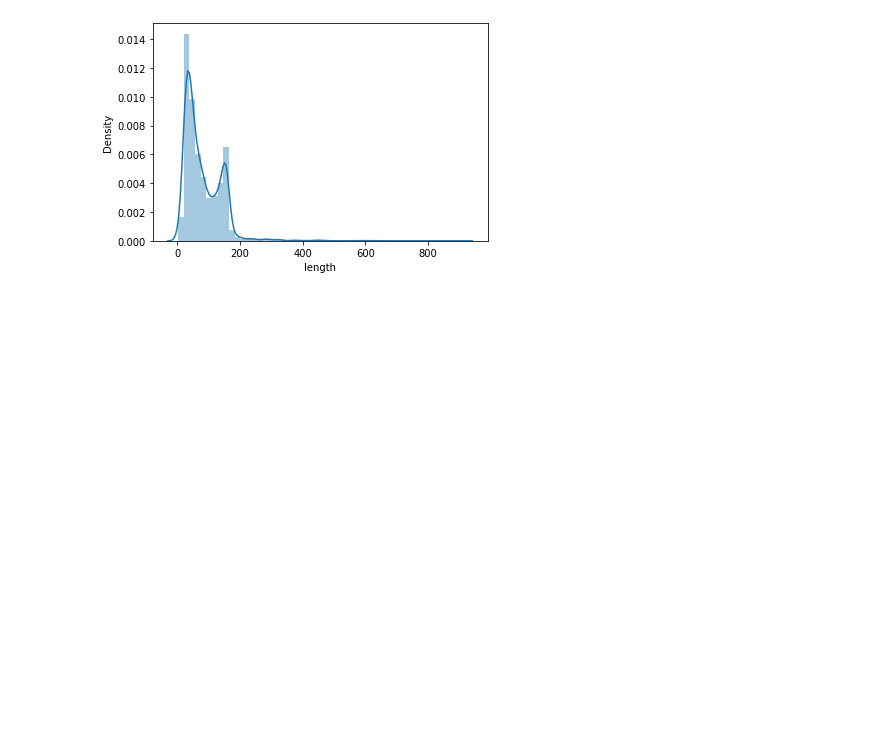
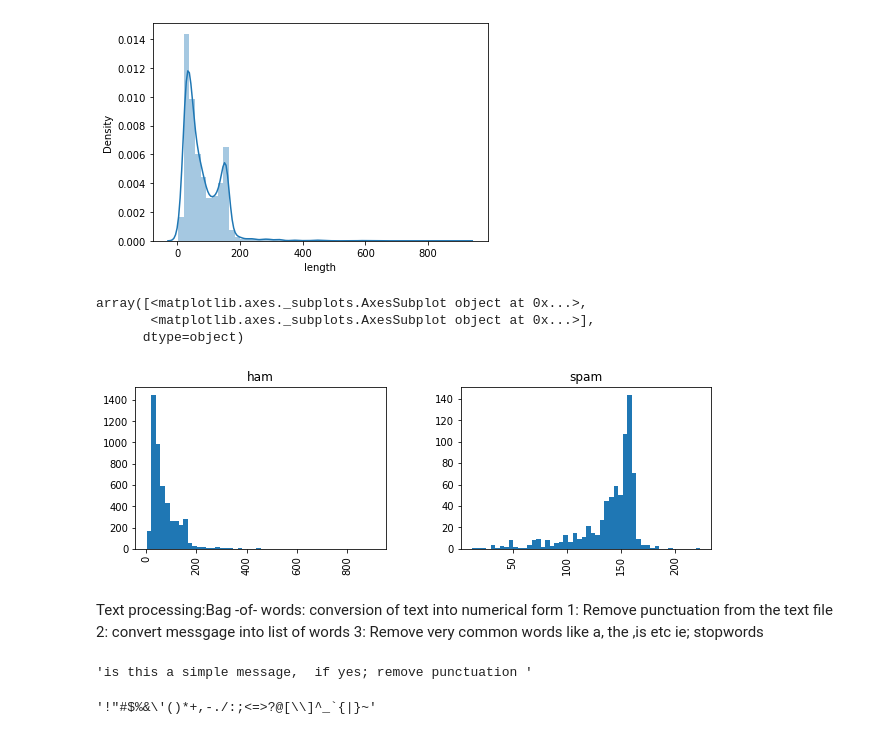
Before and after one commit to Shikha23K/ML-Algorithm, a Jupyter notebook: SMSspamNLP.ipynb, the cells around one changed output. Cells and saved outputs as stored; diff of their text form; code cells hidden in the pictures; blank space fills up the shorter version.

```diff
--- a/SMSspamNLP.ipynb
+++ b/SMSspamNLP.ipynb
@@ -115,3 +113,15 @@ sns.distplot(df['length'])
 # %% [output]
 <matplotlib.axes._subplots.AxesSubplot at 0x...>
 [figure]
+# %%
+df.hist(column='length',by='target',figsize=(10,3),bins=50)
+# %% [output]
+array([<matplotlib.axes._subplots.AxesSubplot object at 0x...>,
+       <matplotlib.axes._subplots.AxesSubplot object at 0x...>],
+      dtype=object)
+[figure, added]
+# %% [markdown]
+Text processing:Bag -of- words: conversion of text into numerical form
+1: Remove punctuation from the text file
+2: convert messgage into list of words
+3: Remove very common words like a, the ,is etc ie; stopwords
@@ -117,0 +131,8 @@ sns.distplot(df['length'])
+# %%
+s
+# %% [output]
+'is this a simple message,  if yes; remove punctuation '
+# %%
+string.punctuation
+# %% [output]
+'!"#$%&\'()*+,-./:;<=>?@[\\]^_`{|}~'
```
Also changed, not shown: parts of 71 cells of this notebook.
